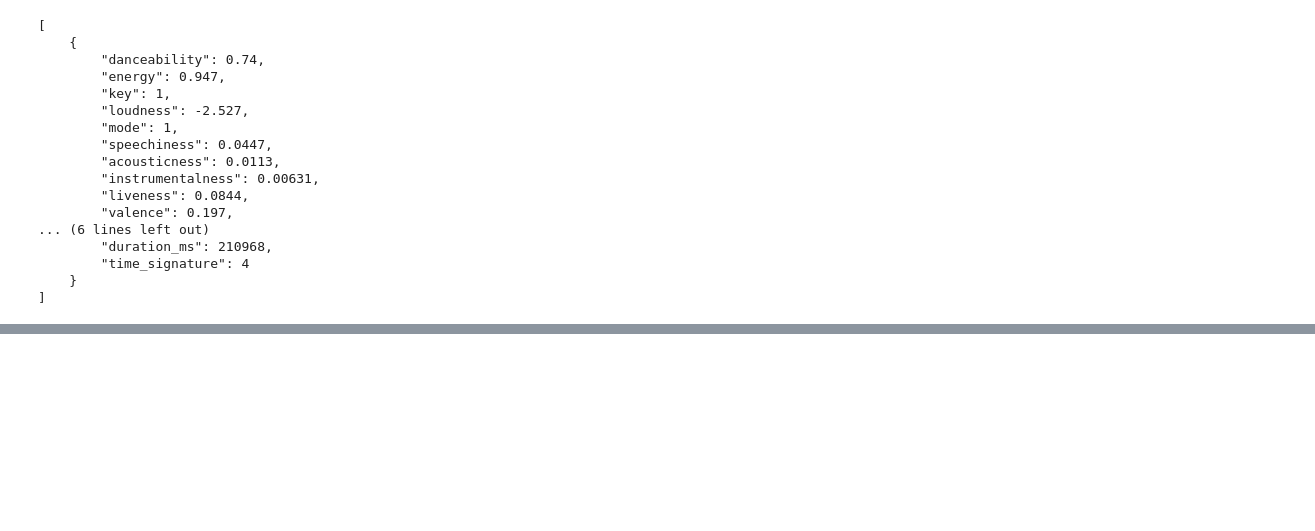
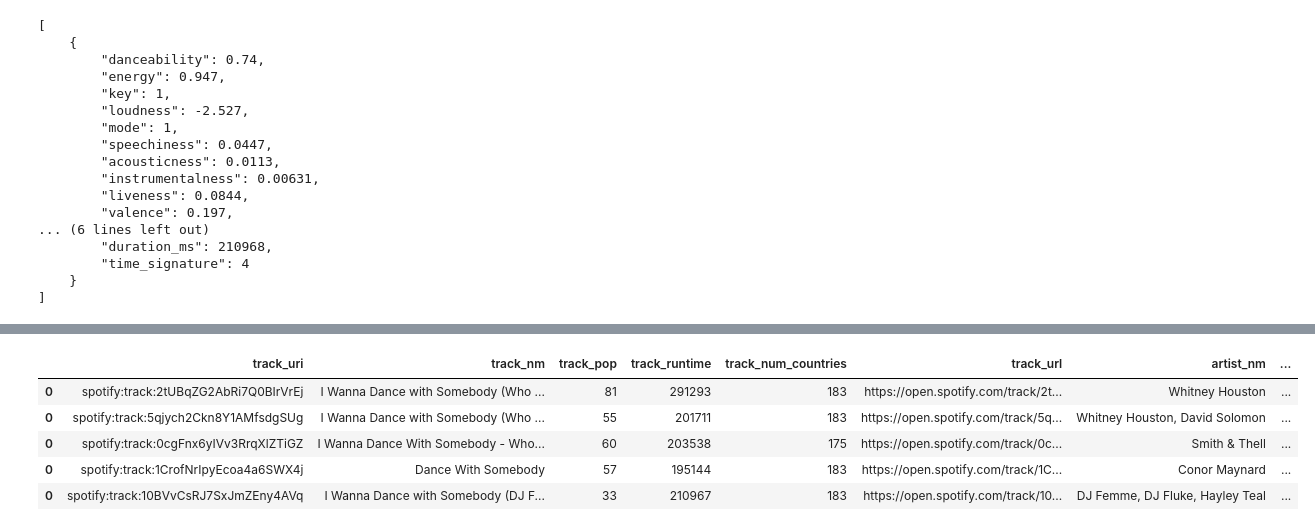
Before and after one commit to ryq99/music-data, a Jupyter notebook: notebook/eda_spotify.ipynb, the cells around one changed output, grey strips where cells are left out. Saved outputs shown, nothing was run; the diff lists cells and outputs as text; code cells hidden in the pictures; blank space fills up the shorter version.

Commit message:
update get_artists()

```diff
--- a/notebook/eda_spotify.ipynb
+++ b/notebook/eda_spotify.ipynb
@@ -178,3 +180,17 @@ tracks.head(2)
 |  | track_uri | track_nm | track_pop | track_runtime | track_num_countries | track_url | artist_nm | album_uri | ... |
 | 0 | spotify:track:2tUBqZG2AbRi7Q0BIrVrEj | I Wanna Dance with Somebody (Who ... | 80 | 291293 | 184 | https://open.spotify.com/track/2t... | Whitney Houston | spotify:album:5Vdzprr5cOqXQo44eHeV7t | ... |
 | 0 | spotify:track:10BVvCsRJ7SxJmZEny4AVq | I Wanna Dance with Somebody (DJ F... | 33 | 210967 | 184 | https://open.spotify.com/track/10... | DJ Femme, DJ Fluke, Hayley Teal | spotify:album:6dE2NwNuRjF4UYPQK15trb | ... |
+# %%
+track_uris = tracks['track_uri'].unique().tolist()
+album_uris = tracks['album_uri'].unique().tolist()
+# %%
+tracks_test = get_tracks(track_uris, sp)
+# %%
+tracks_test.head()
+# %% [output]
+|  | track_uri | track_nm | track_pop | track_runtime | track_num_countries | track_url | artist_nm | ... |
+| 0 | spotify:track:2tUBqZG2AbRi7Q0BIrVrEj | I Wanna Dance with Somebody (Who ... | 81 | 291293 | 183 | https://open.spotify.com/track/2t... | Whitney Houston | ... |
+| 0 | spotify:track:5qjych2Ckn8Y1AMfsdgSUg | I Wanna Dance with Somebody (Who ... | 55 | 201711 | 183 | https://open.spotify.com/track/5q... | Whitney Houston, David Solomon | ... |
+| 0 | spotify:track:0cgFnx6yIVv3RrqXlZTiGZ | I Wanna Dance With Somebody - Who... | 60 | 203538 | 175 | https://open.spotify.com/track/0c... | Smith & Thell | ... |
+| 0 | spotify:track:1CrofNrIpyEcoa4a6SWX4j | Dance With Somebody | 57 | 195144 | 183 | https://open.spotify.com/track/1C... | Conor Maynard | ... |
+| 0 | spotify:track:10BVvCsRJ7SxJmZEny4AVq | I Wanna Dance with Somebody (DJ F... | 33 | 210967 | 183 | https://open.spotify.com/track/10... | DJ Femme, DJ Fluke, Hayley Teal | ... |
```
Also changed, not shown: parts of 13 cells of this notebook, 1 other file.
